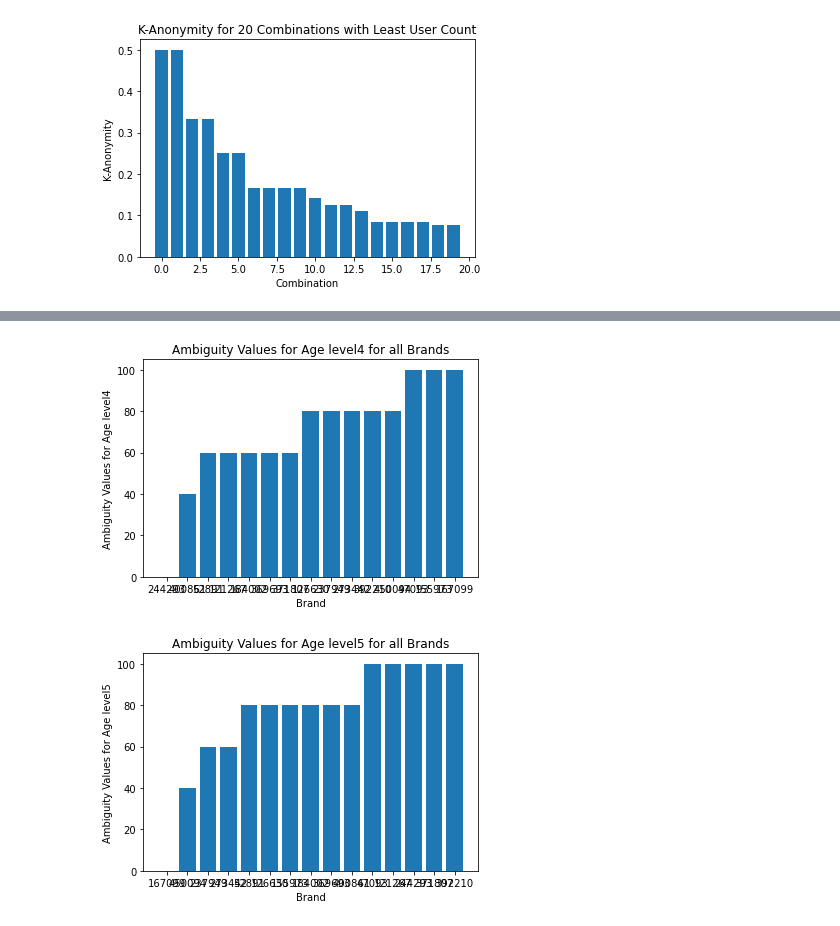
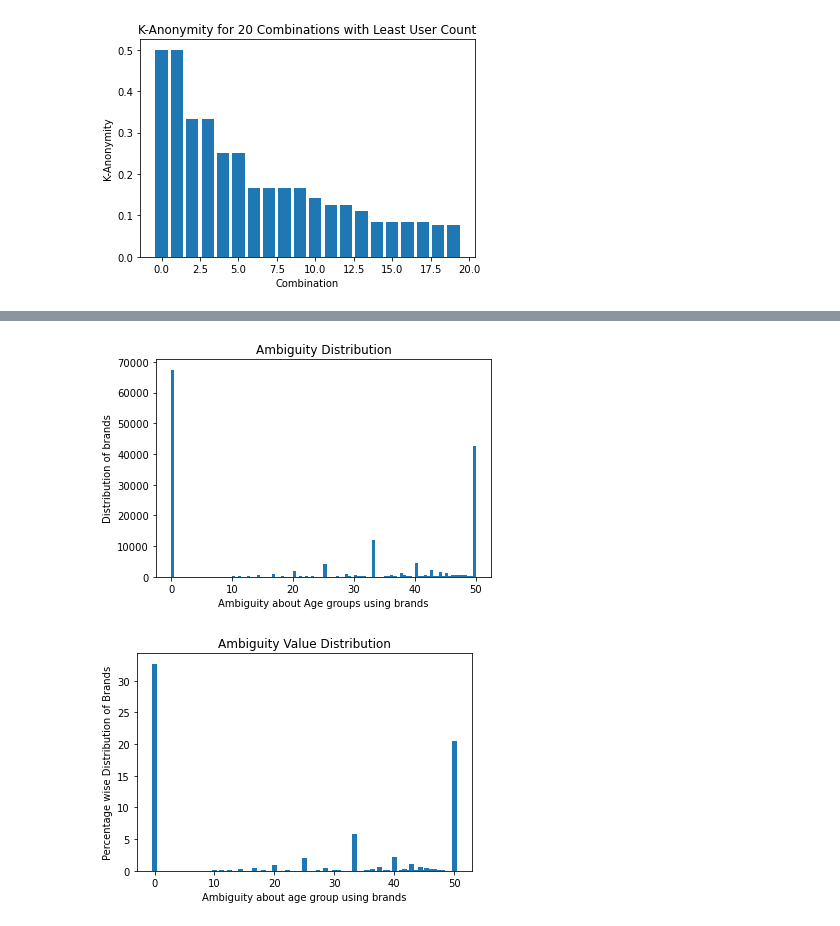
Before and after one commit to rishucoding/spml_dlrm_attacks, a Jupyter notebook: SPML.ipynb, the cells around one changed output, grey strips where cells are left out. Cells and saved outputs as stored; diff of their text form; code cells hidden in the pictures.

```diff
--- a/SPML.ipynb
+++ b/SPML.ipynb
@@ -251,15 +233,18 @@ brand
 # %%
-age_level1_ambiguity = ambiguity_table[1].sort_values()
-age_level1_ambiguity.index = age_level1_ambiguity.index.astype(str)
+ambiguity_counts_age = {}
+
+# Loop through each value in the ambiguity table and count the number of occurrences
+for ambiguity_value in ambiguity_table.values.flatten():
+    if ambiguity_value < 50.01:
+        if ambiguity_value in ambiguity_counts_age:
+            ambiguity_counts_age[ambiguity_value] += 1
+        else:
+            ambiguity_counts_age[ambiguity_value] = 1
 
 
-plt.bar(age_level1_ambiguity.index, age_level1_ambiguity)
+# Sort the dictionary items by their keys
+ambiguity_dict_age = dict(sorted(ambiguity_counts_age.items(), key=lambda x: x[0]))
 
-# Add labels and title to the plot
-plt.xlabel('Brand')
-plt.ylabel('Ambiguity Values for Age level1')
-plt.title('Ambiguity Values for Age level1 for all Brands')
-
-# Show the plot
-plt.show()
+# Print the sorted dictionary
+print(ambiguity_dict_age)
 # %% [output]
@@ -267,35 +252,37 @@ plt.show()
 # %%
-age_level4_ambiguity = ambiguity_table[4].sort_values()
-age_level4_ambiguity.index = age_level4_ambiguity.index.astype(str)
+# `ambiguity_dict_age` is the sorted dictionary
+x_values = list(ambiguity_dict_age.keys())
+y_values = list(ambiguity_dict_age.values())
 
+# Create a histogram with 10 bins
+plt.hist(x_values, bins=100, weights=y_values)
 
-plt.bar(age_level4_ambiguity.index, age_level4_ambiguity)
-
-# Add labels and title to the plot
-plt.xlabel('Brand')
-plt.ylabel('Ambiguity Values for Age level4')
-plt.title('Ambiguity Values for Age level4 for all Brands')
+# Add axis labels and a title
+plt.xlabel('Ambiguity about Age groups using brands')
+plt.ylabel('Distribution of brands')
+plt.title('Ambiguity Distribution')
 
 # Show the plot
 plt.show()
 # %% [output]
-[figure, old version]
+[figure, new version]
 # %%
-age_level5_ambiguity = ambiguity_table[5].sort_values()
-age_level5_ambiguity.index = age_level5_ambiguity.index.astype(str)
+# `ambiguity_dict` is the sorted dictionary you created earlier
+x_values = list(ambiguity_dict_age.keys())
+y_values = list(ambiguity_dict_age.values())
 
+# Calculate the percentage of each y_value over the total number of brands
+total_brands = len(unique_brands)
+y_percentages = [(count/total_brands)*100 for count in y_values]
 
-plt.bar(age_level5_ambiguity.index, age_level5_ambiguity)
-
-# Add labels and title to the plot
-plt.xlabel('Brand')
-plt.ylabel('Ambiguity Values for Age level5')
-plt.title('Ambiguity Values for Age level5 for all Brands')
-
-# Show the plot
+# Plot the percentage values on a bar chart
+plt.bar(x_values, y_percentages)
+plt.xlabel('Ambiguity about age group using brands')
+plt.ylabel('Percentage wise Distribution of Brands')
+plt.title('Ambiguity Value Distribution')
 plt.show()
 # %% [output]
-[figure, old version]
+[figure, new version]
 # %%
 ## Filter the behavior log to only include the rows where the brand was part of Average 15 interacted brands vs Gender ##
 
```
Also changed, not shown: parts of 10 cells of this notebook.
